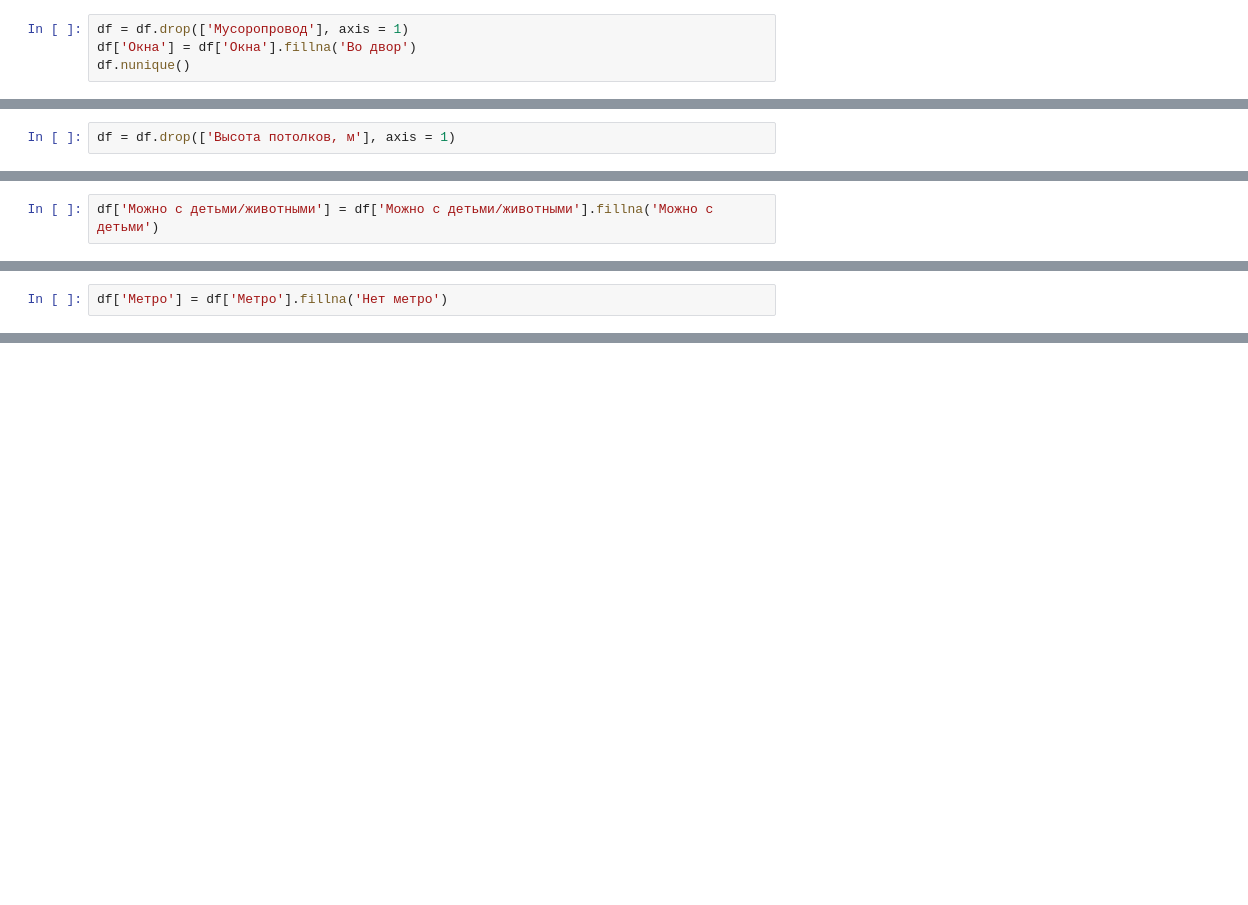
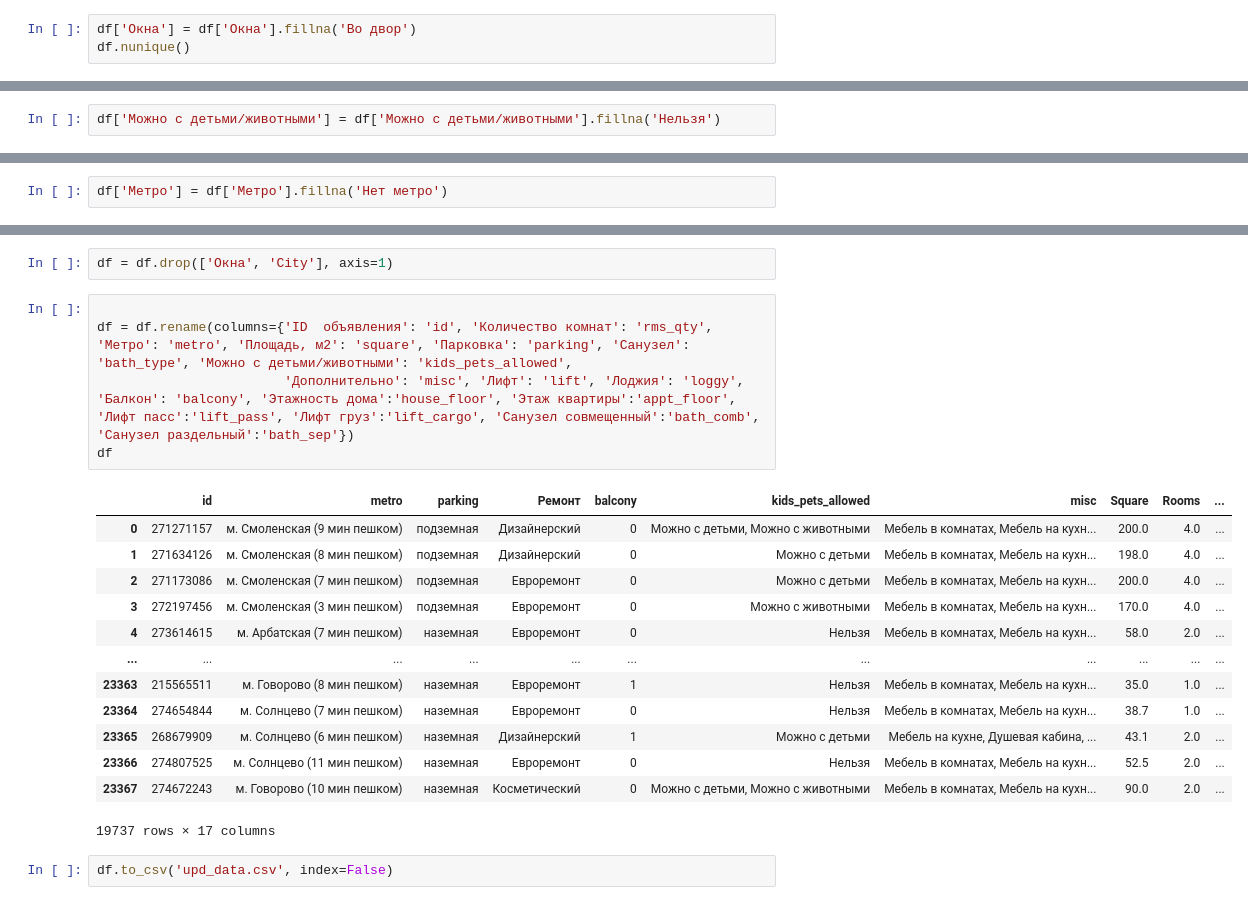
Before and after one commit to Frorxlam/Rent-data-project, a Jupyter notebook: notebooks/chernovik.ipynb, the cells around one changed output, grey strips where cells are left out. Drawn from its saved outputs; the diff is of its cells as text; blank space fills up the shorter version.

```diff
--- a/notebooks/chernovik.ipynb
+++ b/notebooks/chernovik.ipynb
@@ -156,5 +160,4 @@ memory usage: 2.9+ MB
 # %%
-df = df.drop(['Мусоропровод'], axis = 1)
 df['Окна'] = df['Окна'].fillna('Во двор')
 df.nunique()
 # %% [output]
@@ -213,7 +214,5 @@ df['Лифт пасс'] = [int(row.split(')')[0]) for row in df['Лифт пас
 df['Лифт груз'] = [row.split('(')[1] for row in df['Лифт груз']]
 df['Лифт груз'] = [int(row.split(')')[0]) for row in df['Лифт груз']]
 df = df.drop(['Лифт'], axis = 1)
-# %%
-df = df.drop(['Высота потолков, м'], axis = 1)
 # %%
 bath_df = df.groupby('Санузел').size().sort_values(ascending=False).reset_index(name='Count')
@@ -233,7 +231,7 @@ df['Санузел раздельный'] = [row.split('(')[1] for row in df['С
 df['Санузел раздельный'] = [int(row.split(')')[0]) for row in df['Санузел раздельный']]
 df = df.drop(['Санузел'], axis = 1)
 # %%
-df['Можно с детьми/животными'] = df['Можно с детьми/животными'].fillna('Можно с детьми')
+df['Можно с детьми/животными'] = df['Можно с детьми/животными'].fillna('Нельзя')
 # %%
 df.info()
 # %% [output]
@@ -293,0 +291,23 @@ memory usage: 3.2+ MB
+# %%
+df = df.drop(['Окна', 'City'], axis=1)
+# %%
+
+df = df.rename(columns={'ID  объявления': 'id', 'Количество комнат': 'rms_qty', 'Метро': 'metro', 'Площадь, м2': 'square', 'Парковка': 'parking', 'Санузел': 'bath_type', 'Можно с детьми/животными': 'kids_pets_allowed',
+                        'Дополнительно': 'misc', 'Лифт': 'lift', 'Лоджия': 'loggy', 'Балкон': 'balcony', 'Этажность дома':'house_floor', 'Этаж квартиры':'appt_floor', 'Лифт пасс':'lift_pass', 'Лифт груз':'lift_cargo', 'Санузел совмещенный':'bath_comb', 'Санузел раздельный':'bath_sep'})
+df
+# %% [output]
+|  | id | metro | parking | Ремонт | balcony | kids_pets_allowed | misc | Square | Rooms | ... |
+| 0 | 271271157 | м. Смоленская (9 мин пешком) | подземная | Дизайнерский | 0 | Можно с детьми, Можно с животными | Мебель в комнатах, Мебель на кухн... | 200.0 | 4.0 | ... |
+| 1 | 271634126 | м. Смоленская (8 мин пешком) | подземная | Дизайнерский | 0 | Можно с детьми | Мебель в комнатах, Мебель на кухн... | 198.0 | 4.0 | ... |
+| 2 | 271173086 | м. Смоленская (7 мин пешком) | подземная | Евроремонт | 0 | Можно с детьми | Мебель в комнатах, Мебель на кухн... | 200.0 | 4.0 | ... |
+| 3 | 272197456 | м. Смоленская (3 мин пешком) | подземная | Евроремонт | 0 | Можно с животными | Мебель в комнатах, Мебель на кухн... | 170.0 | 4.0 | ... |
+| 4 | 273614615 | м. Арбатская (7 мин пешком) | наземная | Евроремонт | 0 | Нельзя | Мебель в комнатах, Мебель на кухн... | 58.0 | 2.0 | ... |
+| ... | ... | ... | ... | ... | ... | ... | ... | ... | ... | ... |
+| 23363 | 215565511 | м. Говорово (8 мин пешком) | наземная | Евроремонт | 1 | Нельзя | Мебель в комнатах, Мебель на кухн... | 35.0 | 1.0 | ... |
+| 23364 | 274654844 | м. Солнцево (7 мин пешком) | наземная | Евроремонт | 0 | Нельзя | Мебель в комнатах, Мебель на кухн... | 38.7 | 1.0 | ... |
+| 23365 | 268679909 | м. Солнцево (6 мин пешком) | наземная | Дизайнерский | 1 | Можно с детьми | Мебель на кухне, Душевая кабина, ... | 43.1 | 2.0 | ... |
+| 23366 | 274807525 | м. Солнцево (11 мин пешком) | наземная | Евроремонт | 0 | Нельзя | Мебель в комнатах, Мебель на кухн... | 52.5 | 2.0 | ... |
+| 23367 | 274672243 | м. Говорово (10 мин пешком) | наземная | Косметический | 0 | Можно с детьми, Можно с животными | Мебель в комнатах, Мебель на кухн... | 90.0 | 2.0 | ... |
+19737 rows × 17 columns
+# %%
+df.to_csv('upd_data.csv', index=False)
```
Also changed, not shown: parts of 15 cells of this notebook, 6 other files.
